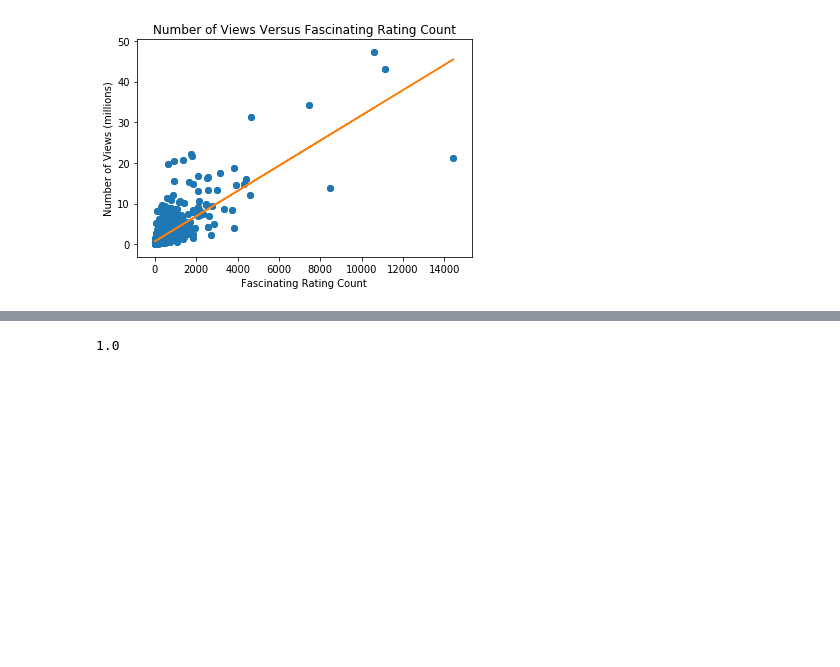
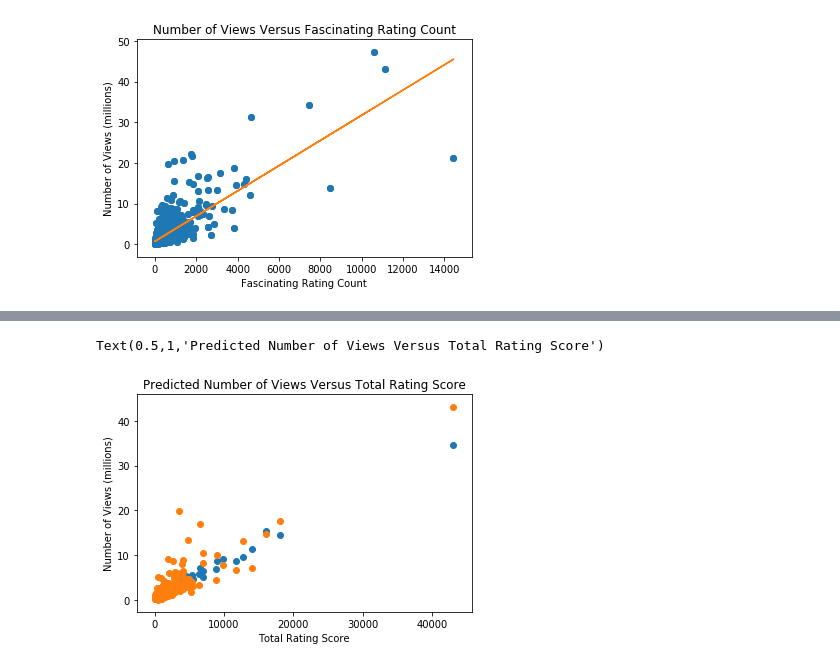
Before and after one commit to ebwinters/ebwinters.github.io, a Jupyter notebook: FinalTutorial.ipynb, the cells around one changed output, grey strips where cells are left out. Cells and saved outputs as stored; diff of their text form; code cells hidden in the pictures; blank space fills up the shorter version.

```diff
--- a/FinalTutorial.ipynb
+++ b/FinalTutorial.ipynb
@@ -202,9 +241,19 @@ Markdown cell explaining strong linear relationship
 # %%
 #Train a machine learning model to estimate the amount of views based on buzzword counts
+#split the data into train and test data
 train, test = train_test_split(ted_df, test_size=0.2)
-clf = sklearn.linear_model.LinearRegression()
+#create our model object
+clf = LinearRegression()
+#train the model on the training data and then make a prediction for the test data
 clf.fit(train[['insp_rating', 'fun_rating', 'inf_rating', 'fasc_rating']], train['views'])
 predicted = clf.predict(test[['insp_rating', 'fun_rating', 'inf_rating', 'fasc_rating']])
-clf.score(test[['insp_rating', 'fun_rating', 'inf_rating', 'fasc_rating']], predicted)
-# %% [output]
-1.0
+# %%
+#Plot the test data as a score along with the predicted values. Observe the linear relationship!
+plt.scatter(test['insp_rating']+test['fun_rating']+test['inf_rating']+test['fasc_rating'], predicted/1000000)
+plt.scatter(test['insp_rating']+test['fun_rating']+test['inf_rating']+test['fasc_rating'], test['views']/1000000)
+plt.ylabel('Number of Views (millions)')
+plt.xlabel('Total Rating Score')
+plt.title('Predicted Number of Views Versus Total Rating Score')
+# %% [output]
+Text(0.5,1,'Predicted Number of Views Versus Total Rating Score')
+[figure, added]
```
Also changed, not shown: parts of 15 cells of this notebook.
